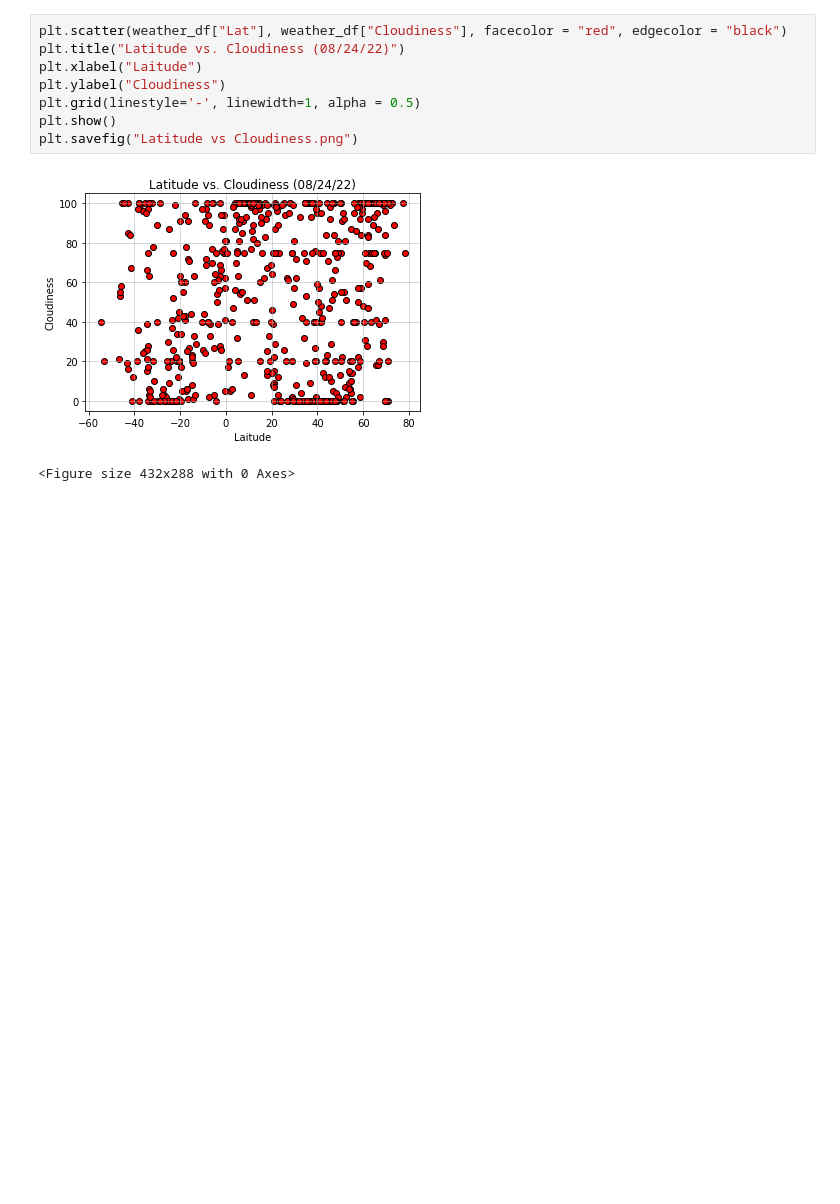
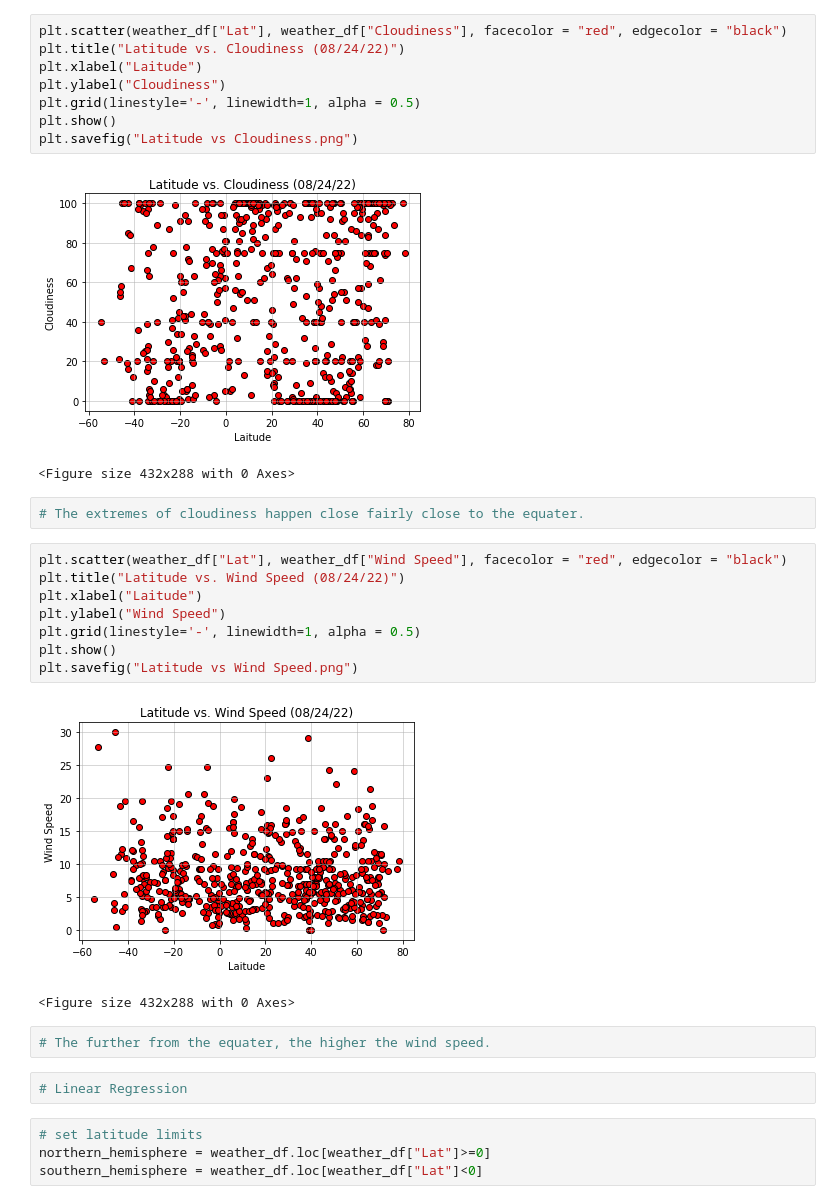
Before and after one commit to bdub99/Geographical-Weather-Analysis, a Jupyter notebook: WeatherPy/weather.ipynb, the cells around one changed output. Drawn from its saved outputs; the diff is of its cells as text; blank space fills up the shorter version.

Commit message:
new images and updates

```diff
--- a/WeatherPy/weather.ipynb
+++ b/WeatherPy/weather.ipynb
@@ -186,3 +187,24 @@ plt.savefig("Latitude vs Cloudiness.png")
 # %% [output]
 [figure]
 <Figure size 432x288 with 0 Axes>
+# %%
+# The extremes of cloudiness happen close fairly close to the equater.
+# %%
+plt.scatter(weather_df["Lat"], weather_df["Wind Speed"], facecolor = "red", edgecolor = "black")
+plt.title("Latitude vs. Wind Speed (08/24/22)")
+plt.xlabel("Laitude")
+plt.ylabel("Wind Speed")
+plt.grid(linestyle='-', linewidth=1, alpha = 0.5)
+plt.show()
+plt.savefig("Latitude vs Wind Speed.png")
+# %% [output]
+[figure, added]
+<Figure size 432x288 with 0 Axes>
+# %%
+# The further from the equater, the higher the wind speed.
+# %%
+# Linear Regression
+# %%
+# set latitude limits
+northern_hemisphere = weather_df.loc[weather_df["Lat"]>=0]
+southern_hemisphere = weather_df.loc[weather_df["Lat"]<0]
```
Also changed, not shown: parts of 3 cells of this notebook, 12 other files.
